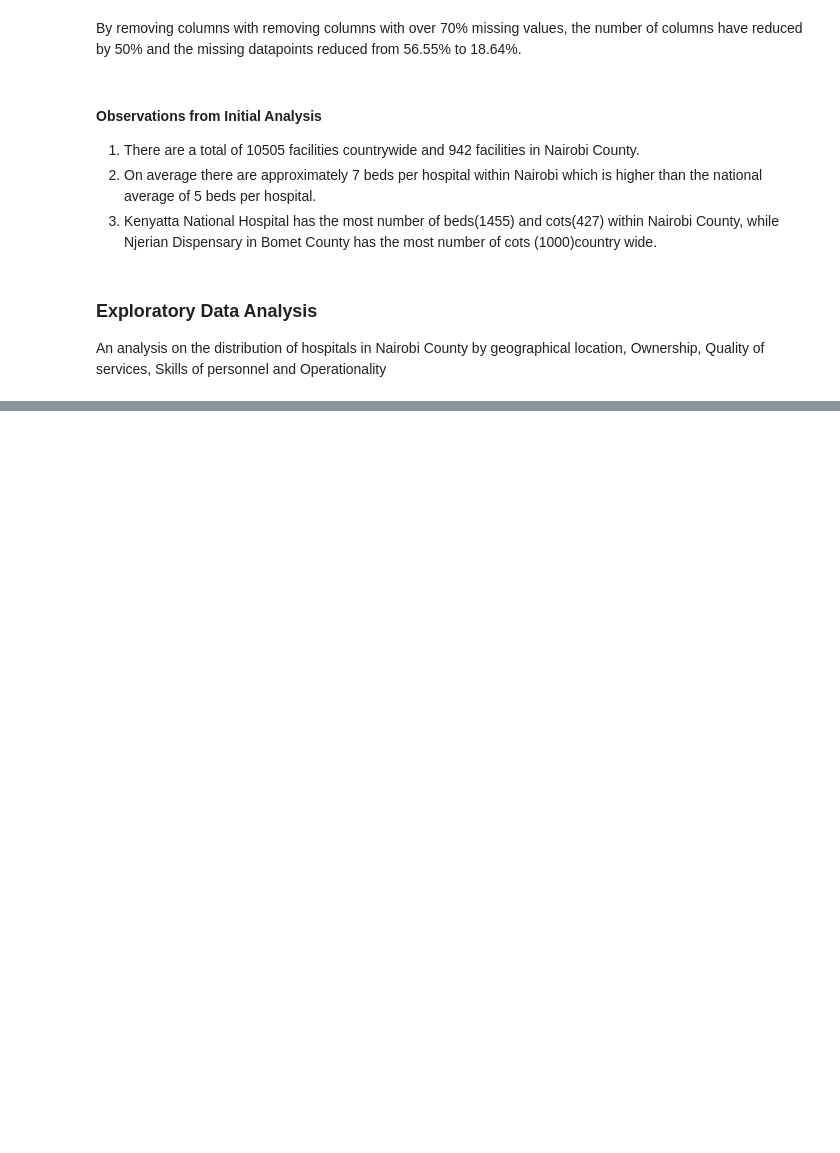
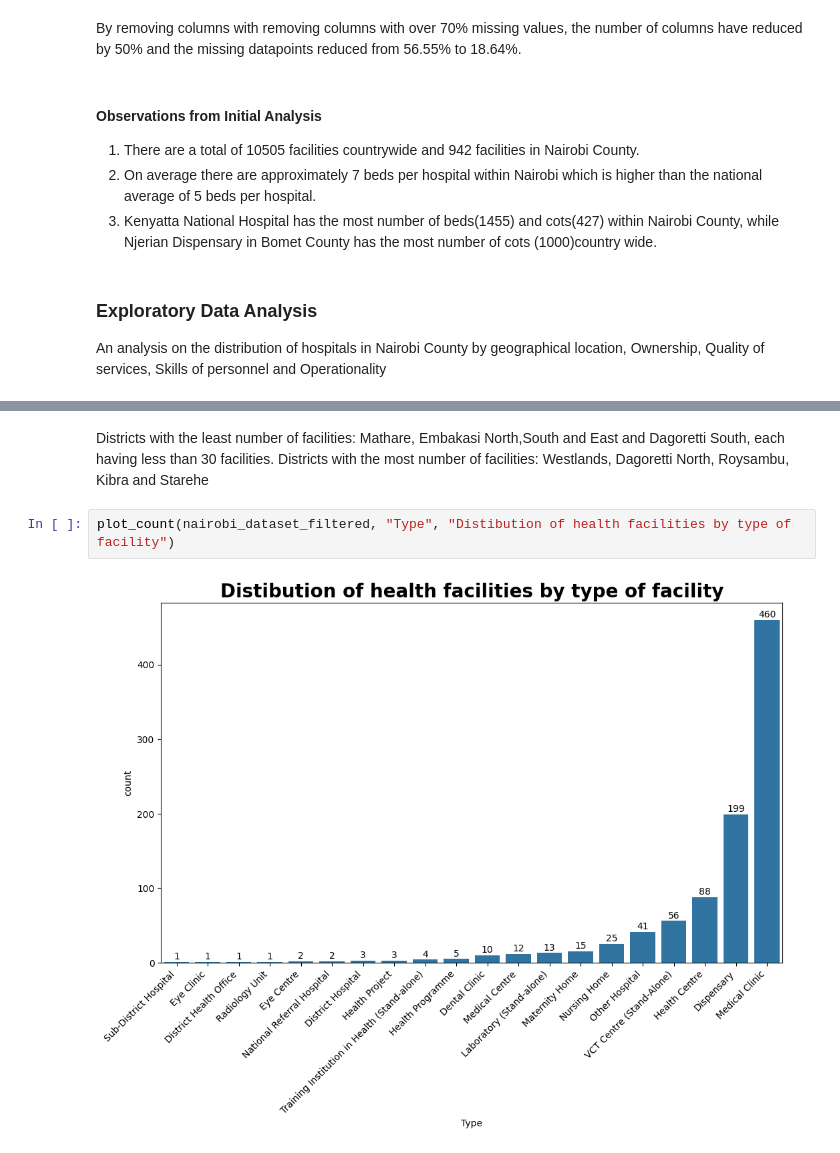
Before and after one commit to Doro97/Nairobi-County-Accessibility-of-Health-Care, a Jupyter notebook: eda.ipynb, the cells around one changed output, grey strips where cells are left out. Cells and saved outputs as stored; diff of their text form; blank space fills up the shorter version.

```diff
--- a/eda.ipynb
+++ b/eda.ipynb
@@ -297,0 +311,7 @@ KeyError: 'result'
+# %% [markdown]
+Districts with the least number of facilities: Mathare, Embakasi North,South and East and Dagoretti South, each having less than 30 facilities.
+Districts with the most number of facilities: Westlands, Dagoretti North, Roysambu, Kibra and Starehe
+# %%
+plot_count(nairobi_dataset_filtered, "Type", "Distibution of health facilities by type of facility")
+# %% [output]
+[figure, added]
```
Also changed, not shown: parts of 42 cells of this notebook, 9 other files.
